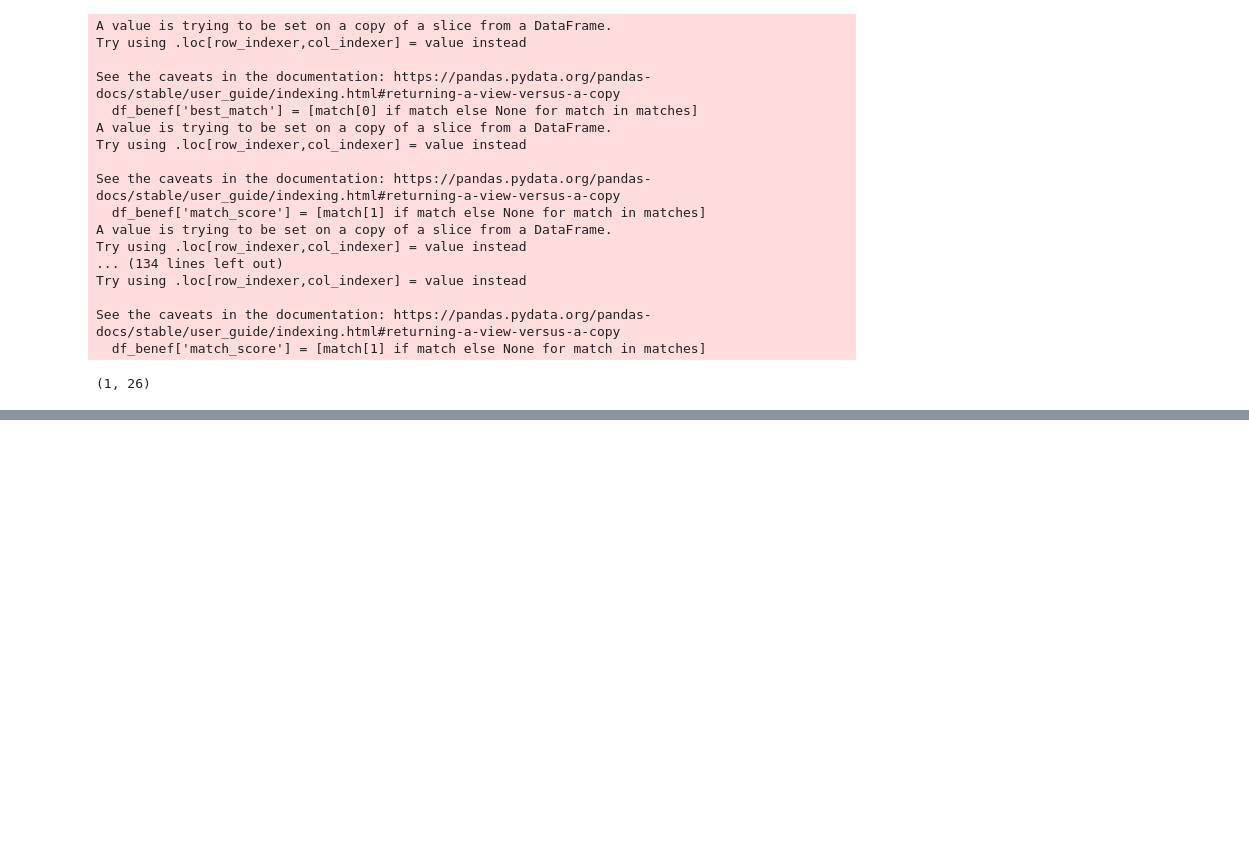
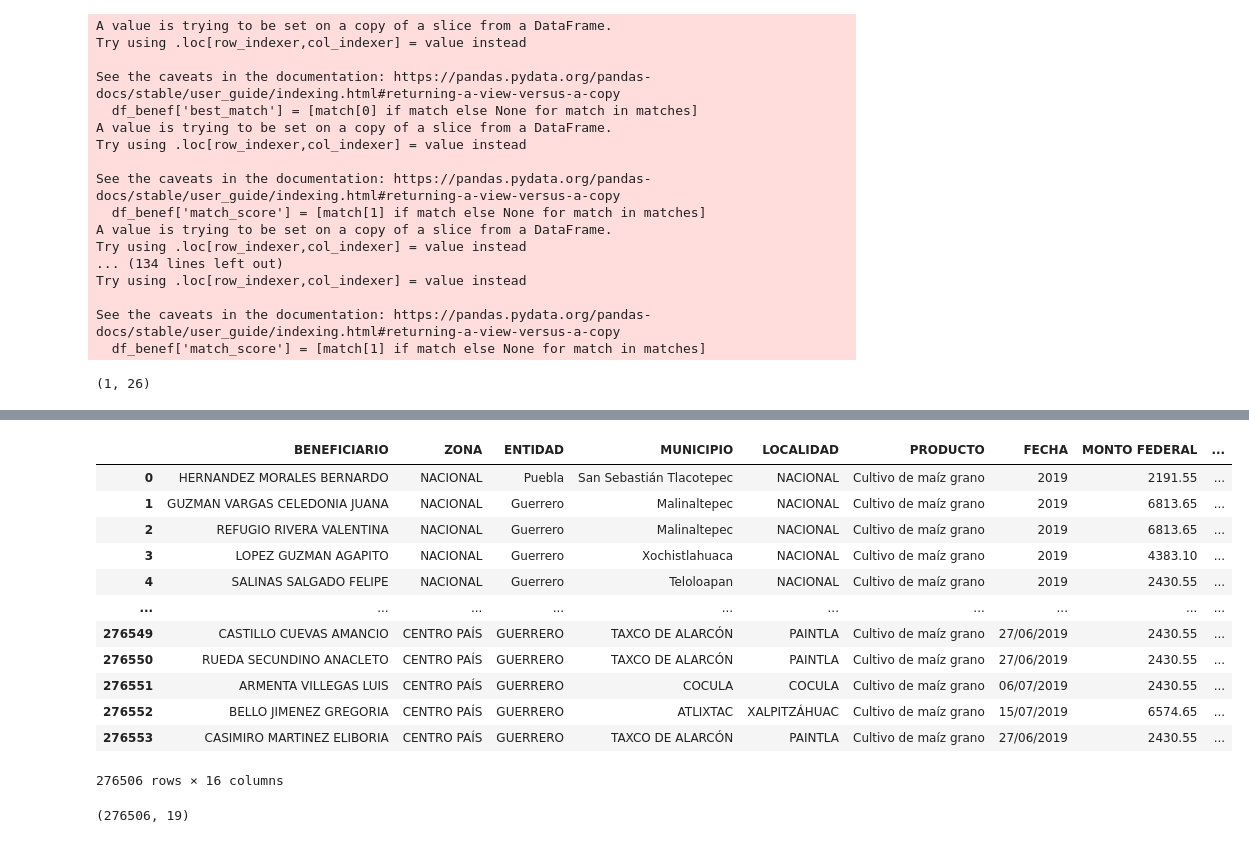
Before and after one commit to DGRIA/SESNA-Fertilizantes, a Jupyter notebook: src/Notebooks/2.3.1 Benef2019_Cleaning_and_merged.ipynb, the cells around one changed output, grey strips where cells are left out. Cells and saved outputs as stored; diff of their text form; code cells hidden in the pictures; blank space fills up the shorter version.

```diff
--- a/src/Notebooks/2.3.1 Benef2019_Cleaning_and_merged.ipynb
+++ b/src/Notebooks/2.3.1 Benef2019_Cleaning_and_merged.ipynb
@@ -498,0 +574,7 @@ diccionario_LOC_19_simple.to_csv('../../data/productores_beneficiarios 2019-2022
+# %%
+listado_beneficiarios_2019_match['MUNICIPIO_Clean'] = listado_beneficiarios_2019_match['MUNICIPIO'].apply(clean_text)
+listado_beneficiarios_2019_match['LOCALIDAD_Clean'] = listado_beneficiarios_2019_match['LOCALIDAD'].apply(clean_text)
+
+# Create KEY in listado beneficiarios
+listado_beneficiarios_2019_match['Municipio-loc-KEY'] = listado_beneficiarios_2019_match['MUNICIPIO_Clean'].astype(str) + '-' + listado_beneficiarios_2019_match[
+    'LOCALIDAD_Clean'].astype(str)
@@ -498,0 +613,18 @@ diccionario_LOC_19_simple.to_csv('../../data/productores_beneficiarios 2019-2022
+# %%
+listado_beneficiarios_2019_match = listado_beneficiarios_2019_match.drop_duplicates()
+# %%
+listado_beneficiarios_2019_match
+# %% [output]
+|  | BENEFICIARIO | ZONA | ENTIDAD | MUNICIPIO | LOCALIDAD | PRODUCTO | FECHA | MONTO FEDERAL | ... |
+| 0 | HERNANDEZ MORALES BERNARDO | NACIONAL | Puebla | San Sebastián Tlacotepec | NACIONAL | Cultivo de maíz grano | 2019 | 2191.55 | ... |
+| 1 | GUZMAN VARGAS CELEDONIA JUANA | NACIONAL | Guerrero | Malinaltepec | NACIONAL | Cultivo de maíz grano | 2019 | 6813.65 | ... |
+| 2 | REFUGIO RIVERA VALENTINA | NACIONAL | Guerrero | Malinaltepec | NACIONAL | Cultivo de maíz grano | 2019 | 6813.65 | ... |
+| 3 | LOPEZ GUZMAN AGAPITO | NACIONAL | Guerrero | Xochistlahuaca | NACIONAL | Cultivo de maíz grano | 2019 | 4383.10 | ... |
+| 4 | SALINAS SALGADO FELIPE | NACIONAL | Guerrero | Teloloapan | NACIONAL | Cultivo de maíz grano | 2019 | 2430.55 | ... |
+| ... | ... | ... | ... | ... | ... | ... | ... | ... | ... |
+| 276549 | CASTILLO CUEVAS AMANCIO | CENTRO PAÍS | GUERRERO | TAXCO DE ALARCÓN | PAINTLA | Cultivo de maíz grano | 27/06/2019 | 2430.55 | ... |
+| 276550 | RUEDA SECUNDINO ANACLETO | CENTRO PAÍS | GUERRERO | TAXCO DE ALARCÓN | PAINTLA | Cultivo de maíz grano | 27/06/2019 | 2430.55 | ... |
+| 276551 | ARMENTA VILLEGAS LUIS | CENTRO PAÍS | GUERRERO | COCULA | COCULA | Cultivo de maíz grano | 06/07/2019 | 2430.55 | ... |
+| 276552 | BELLO JIMENEZ GREGORIA | CENTRO PAÍS | GUERRERO | ATLIXTAC | XALPITZÁHUAC | Cultivo de maíz grano | 15/07/2019 | 6574.65 | ... |
+| 276553 | CASIMIRO MARTINEZ ELIBORIA | CENTRO PAÍS | GUERRERO | TAXCO DE ALARCÓN | PAINTLA | Cultivo de maíz grano | 27/06/2019 | 2430.55 | ... |
+276506 rows × 16 columns
@@ -498,0 +635,4 @@ diccionario_LOC_19_simple.to_csv('../../data/productores_beneficiarios 2019-2022
+# %%
+listado_beneficiarios_parte_I_localidades.shape
+# %% [output]
+(276506, 19)
```
Also changed, not shown: parts of 43 cells of this notebook, 19 other files.
